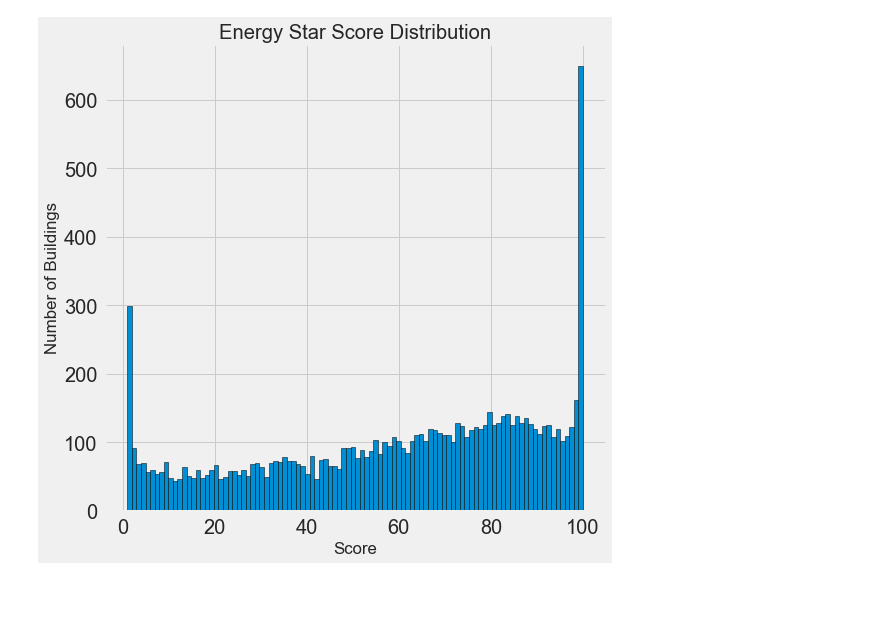
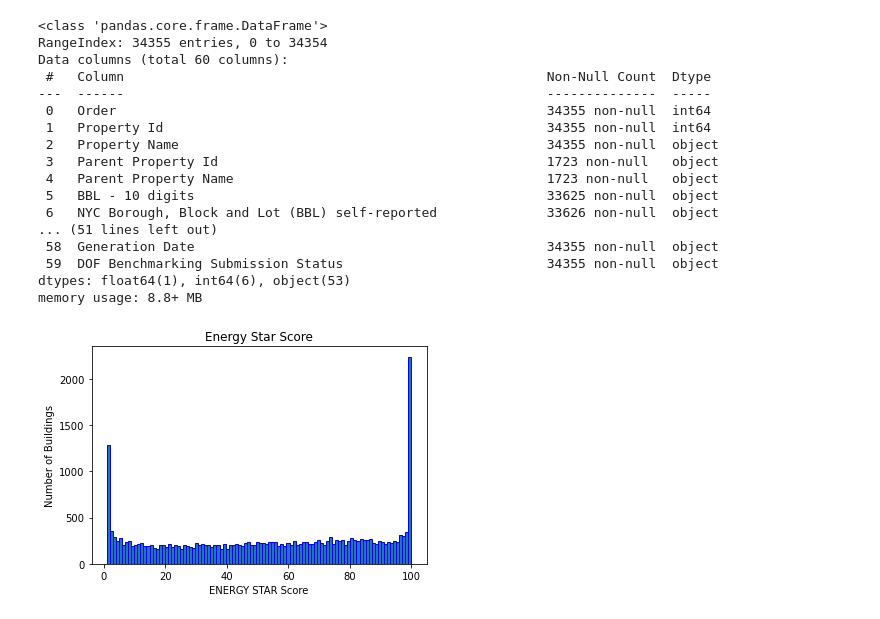
Before and after one commit to Karamax/SAI1, a Jupyter notebook: L6/NewYorkEnergyDataAnalyse.ipynb, the cells around one changed output. Cells and saved outputs as stored; diff of their text form; code cells hidden in the pictures; blank space fills up the shorter version.

```diff
--- a/L6/NewYorkEnergyDataAnalyse.ipynb
+++ b/L6/NewYorkEnergyDataAnalyse.ipynb
@@ -5,3 +6,2 @@ import matplotlib.pyplot as plt
 # %%
-data = pd.read_csv('data.csv')
-#data.head()
+df = pd.read_csv('data.csv',low_memory=False, sep = ';')
@@ -18,12 +18,28 @@ for col in list(data.columns):
+# %%
+df.info()
+# %% [output]
+<class 'pandas.core.frame.DataFrame'>
+RangeIndex: 34355 entries, 0 to 34354
+Data columns (total 60 columns):
+ #   Column                                                      Non-Null Count  Dtype
+---  ------                                                      --------------  -----
+ 0   Order                                                       34355 non-null  int64
+ 1   Property Id                                                 34355 non-null  int64
+ 2   Property Name                                               34355 non-null  object
+ 3   Parent Property Id                                          1723 non-null   object
+ 4   Parent Property Name                                        1723 non-null   object
+ 5   BBL - 10 digits                                             33625 non-null  object
+ 6   NYC Borough, Block and Lot (BBL) self-reported              33626 non-null  object
+... (51 lines left out)
+ 58  Generation Date                                             34355 non-null  object
+ 59  DOF Benchmarking Submission Status                          34355 non-null  object
+dtypes: float64(1), int64(6), object(53)
+memory usage: 8.8+ MB
 # %%
-figsize(8, 8)
-
-data = data.rename(columns = {'ENERGY STAR Score': 'score'})
-
-plt.style.use('fivethirtyeight')
-plt.hist(data['score'].dropna(), bins = 100, edgecolor = 'k');
-plt.xlabel('Score'); plt.ylabel('Number of Buildings');
-plt.title('Energy Star Score Distribution');
+plt.hist(df['ENERGY STAR Score'].dropna(), bins = 100, edgecolor = 'b');
+plt.xlabel('ENERGY STAR Score');
+plt.ylabel('Number of Buildings');
+plt.title('Energy Star Score');
 # %% [output]
-[figure, old version]
+[figure, new version]
 # %%
```
Also changed, not shown: parts of 7 cells of this notebook.
